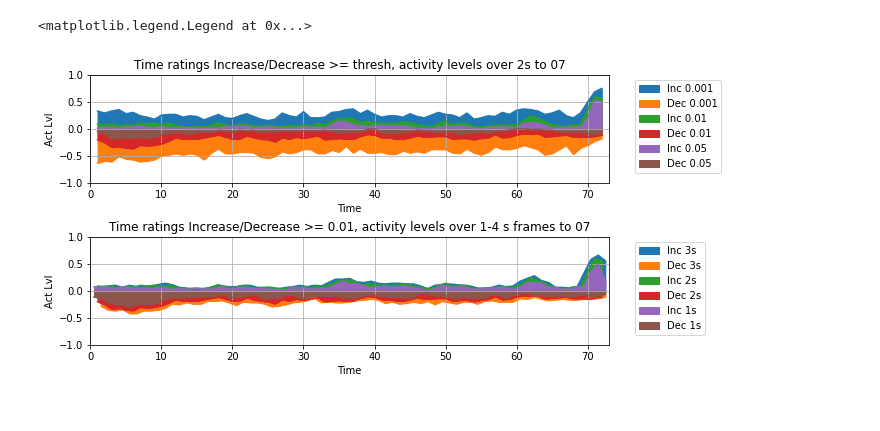
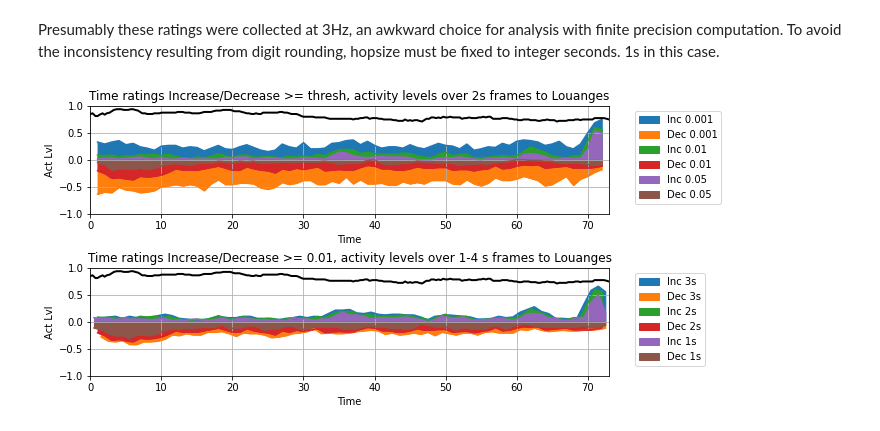
Before and after one commit to finn42/Time_ratings_Noble, a Jupyter notebook: Joystick_Data-Noble.ipynb, the cells around one changed output. Drawn from its saved outputs; the diff is of its cells as text; code cells hidden in the pictures.

```diff
--- a/Joystick_Data-Noble.ipynb
+++ b/Joystick_Data-Noble.ipynb
@@ -22,6 +30,8 @@ files = os.listdir()
 stretch = pd.read_csv('data/j07.csv',header=2,index_col='time').transpose()
 stretch=stretch.drop([107,99,108,109,110],axis=1)
 stretch.index=stretch.index.map(float)
-stretch.index=stretch.index.rename('Time')
+stretch.index=stretch.index.rename('Time (s)')
+stretch.plot(legend=False,figsize=(10,4))
+plt.show()
 stretch
 # %% [output]
@@ -47,0 +53,11 @@ plt.show()
+# %%
+files = os.listdir()
+press = pd.read_csv('data/t07.csv',header=2,index_col='time').transpose()
+press=press.drop([107,99,108,109,110],axis=1)
+press.index=press.index.map(float)
+press.index=press.index.rename('Time (s)')
+S=press.shape
+press['Total'] = press.sum(1)/S[1]
+press.plot(legend=False,figsize=(10,4))
+plt.show()
+press
@@ -48,3 +80,5 @@ plt.show()
+# %% [markdown]
+Presumably these ratings were collected at 3Hz, an awkward choice for analysis with finite precision computation. To avoid the inconsistency resulting from digit rounding, hopsize must be fixed to integer seconds. 1s in this case.
 # %%
 fig = plt.figure(figsize=(9,5))
 left, width = 0.1, 0.8
@@ -54,7 +88,7 @@ spacing = 0.15
 HopSize = 1 # seconds
 thr = [0.001,0.01,0.05]
 frm = [3,2,1]
-stim = '07'
+stim = 'Louanges'
 subp = 0
 ax= fig.add_axes([left,bottom+subp*(height+ spacing),width,height])
 for f in frm:
@@ -64,37 +98,37 @@ for f in frm:
     AC2 = aa.activityCount(stretch,FrameSize,HopSize,Thresh,'Dec')
     AC = pd.DataFrame()
     AC['Inc'+' '+str(f) + 's']=AC1['Total']
     AC['Dec'+' '+str(f) + 's']=-AC2['Total']
     AC.plot.area(ax=ax)
-
+plt.legend(bbox_to_anchor=(1.04,1), loc="upper left")
+plt.plot(press['Total'],color='k',linewidth = 2)
 plt.grid()
 plt.ylim(-1,1)
 plt.xlim(stretch.index[0],stretch.index[-1])
 #plt.xlim(-15,15)
 plt.title('Time ratings Increase/Decrease >= ' + str(Thresh)+ ', activity levels over 1-4 s frames to ' + stim)
 plt.ylabel('Act Lvl')
-plt.legend(bbox_to_anchor=(1.04,1), loc="upper left")
 
 subp +=1
 ax= fig.add_axes([left,bottom+subp*(height+ spacing),width,height])
 for t in thr:
     FrameSize = 2 # seconds
     Thresh = t#Treshes[feat] # minimum
     AC1 = aa.activityCount(stretch,FrameSize,HopSize,Thresh,'Inc')
     AC2 = aa.activityCount(stretch,FrameSize,HopSize,Thresh,'Dec')
     AC = pd.DataFrame()
     AC['Inc'+' '+str(t)]=AC1['Total']
     AC['Dec'+' '+str(t)]=-AC2['Total']
     AC.plot.area(ax=ax)
-
+plt.legend(bbox_to_anchor=(1.04,1), loc="upper left")
+plt.plot(press['Total'],color='k',linewidth = 2)
 plt.grid()
 plt.ylim(-1,1)
 plt.xlim(stretch.index[0],stretch.index[-1])
 #plt.xlim(-15,15)
-plt.title('Time ratings Increase/Decrease >= thresh, activity levels over ' + str(FrameSize) + 's to ' + stim)
+plt.title('Time ratings Increase/Decrease >= thresh, activity levels over ' + str(FrameSize) + 's frames to ' + stim)
 plt.ylabel('Act Lvl')
 #plt.legend(loc='upper right')
-plt.legend(bbox_to_anchor=(1.04,1), loc="upper left")
+plt.savefig('figures/'+stim+'_timecours_aa.png',dpi = 400)
 # %% [output]
-<matplotlib.legend.Legend at 0x...>
-[figure, old version]
+[figure, new version]
```
Also changed, not shown: parts of 7 cells of this notebook, 2 other files.
